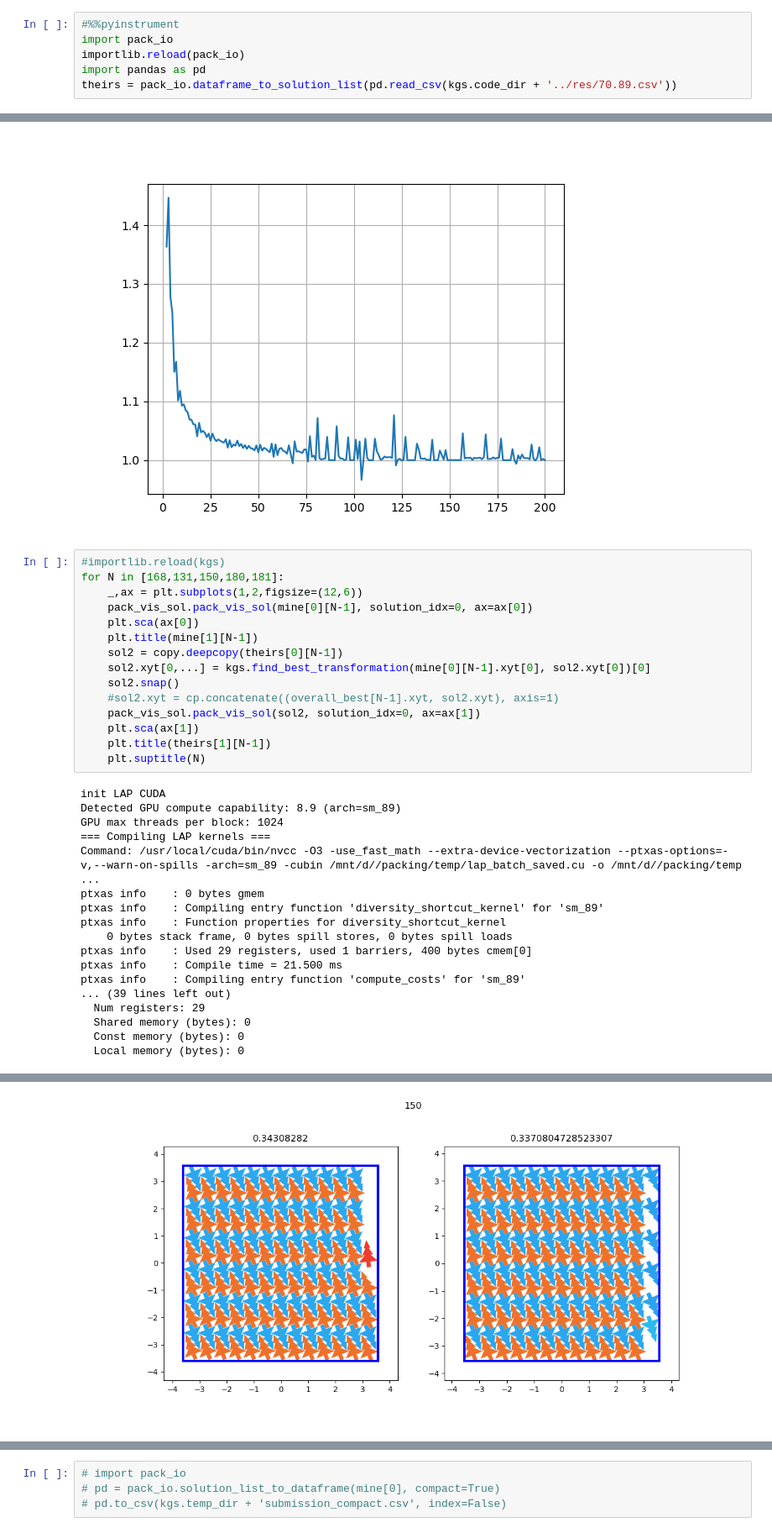
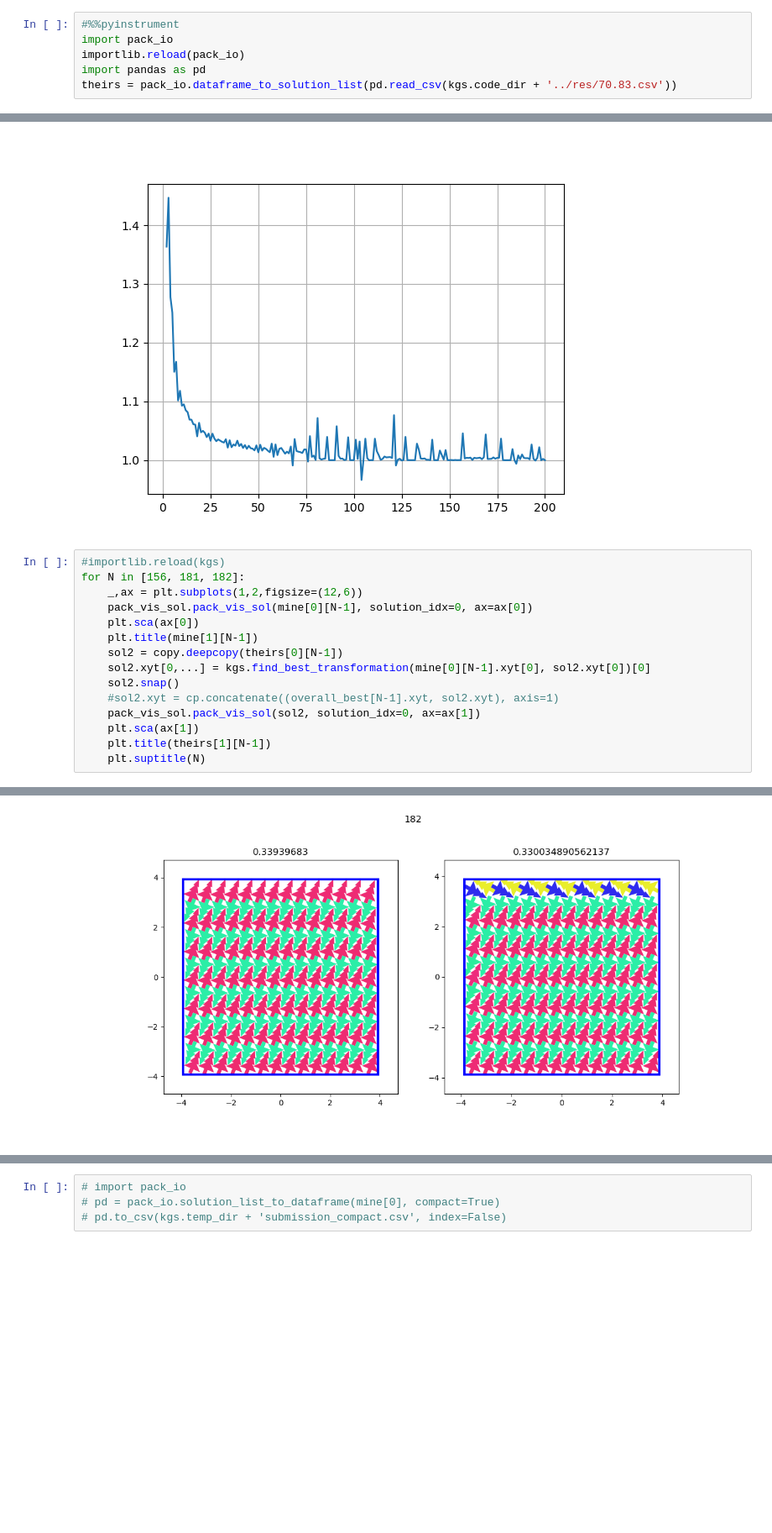
Before and after one commit to jcottaar/packing, a Jupyter notebook: analysis/compare_solutions.ipynb, the cells around one changed output, grey strips where cells are left out. Shown at 84% size. Drawn from its saved outputs; the diff is of its cells as text; blank space fills up the shorter version.

Commit message:
Ref solution

```diff
--- a/analysis/compare_solutions.ipynb
+++ b/analysis/compare_solutions.ipynb
@@ -23,7 +23,7 @@ WARNING: CUDA MPS not active
 import pack_io
 importlib.reload(pack_io)
 import pandas as pd
-theirs = pack_io.dataframe_to_solution_list(pd.read_csv(kgs.code_dir + '../res/70.89.csv'))
+theirs = pack_io.dataframe_to_solution_list(pd.read_csv(kgs.code_dir + '../res/70.83.csv'))
 # %%
 # import matplotlib.pyplot as plt
 # N_trees = np.arange(1,201)
@@ -157,7 +160,7 @@ plt.grid(True)
 [figure]
 # %%
 #importlib.reload(kgs)
-for N in [168,131,150,180,181]:
+for N in [156, 181, 182]:
     _,ax = plt.subplots(1,2,figsize=(12,6))
     pack_vis_sol.pack_vis_sol(mine[0][N-1], solution_idx=0, ax=ax[0])
     plt.sca(ax[0])
@@ -171,20 +174,3 @@ for N in [168,131,150,180,181]:
     plt.title(theirs[1][N-1])
     plt.suptitle(N)
 # %% [output]
-init LAP CUDA
-Detected GPU compute capability: 8.9 (arch=sm_89)
-GPU max threads per block: 1024
-=== Compiling LAP kernels ===
-Command: /usr/local/cuda/bin/nvcc -O3 -use_fast_math --extra-device-vectorization --ptxas-options=-v,--warn-on-spills -arch=sm_89 -cubin /mnt/d//packing/temp/lap_batch_saved.cu -o /mnt/d//packing/temp ...
-ptxas info    : 0 bytes gmem
-ptxas info    : Compiling entry function 'diversity_shortcut_kernel' for 'sm_89'
-ptxas info    : Function properties for diversity_shortcut_kernel
-    0 bytes stack frame, 0 bytes spill stores, 0 bytes spill loads
-ptxas info    : Used 29 registers, used 1 barriers, 400 bytes cmem[0]
-ptxas info    : Compile time = 21.500 ms
-ptxas info    : Compiling entry function 'compute_costs' for 'sm_89'
-... (39 lines left out)
-  Num registers: 29
-  Shared memory (bytes): 0
-  Const memory (bytes): 0
-  Local memory (bytes): 0
@@ -193 +179 @@ ptxas info    : Compiling entry function 'compute_costs' for 'sm_89'
-[figure, old version]
+[figure, new version]
```
Also changed, not shown: parts of 7 cells of this notebook, 11 other files.
